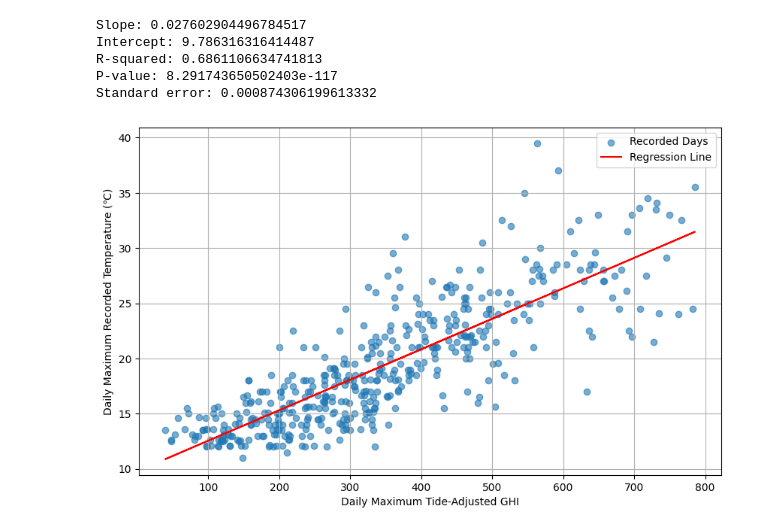
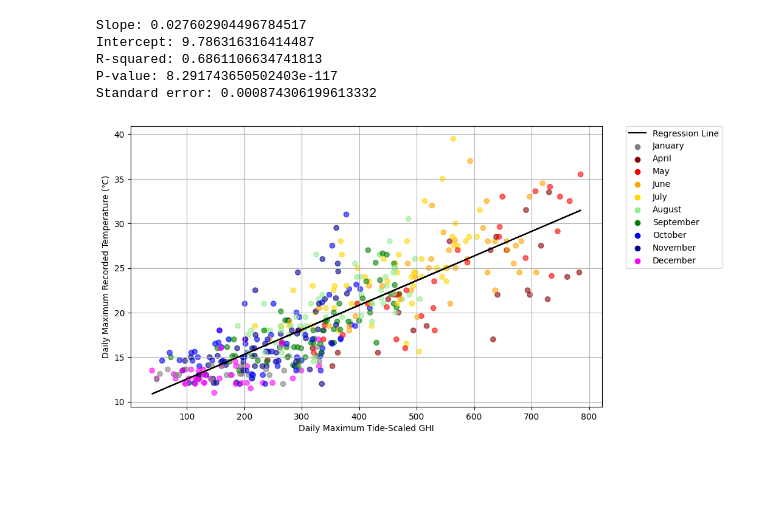
Before and after one commit to bbukaty/heat-wave-analysis, a Jupyter notebook: 09_scatter-plot-supplemental.ipynb, the cells around one changed output. Drawn from its saved outputs; the diff is of its cells as text; code cells hidden in the pictures; blank space fills up the shorter version.

```diff
--- a/09_scatter-plot-supplemental.ipynb
+++ b/09_scatter-plot-supplemental.ipynb
@@ -101,17 +79,0 @@ Standard error: 0.0007810367725489948
-# %%
-plt.figure(figsize=(10, 6))
-plt.scatter(df['max_daily_ghi'], df['max_recorded_temp'], alpha=0.6, label='Recorded Days')
-
-# Calculate and add regression line
-x = df['max_daily_ghi']
-y = intercept + slope * x
-plt.plot(x, y, color='red', label='Regression Line')
-
-# Add Labels and Formatting
-plt.xlabel('Daily Maximum GHI (Watt/m²)')
-plt.ylabel('Daily Maximum Recorded Temperature (℃)')
-plt.grid(True)
-plt.legend()
-
-# Display the plot
-plt.show()
@@ -210,23 +204,28 @@ R-squared: 0.6861106634741813
 P-value: 8.291743650502403e-117
 Standard error: 0.000874306199613332
 # %%
-# Create a scatter plot
+# Map the colors to the entries in the frame
+colors = df.index.month.map(lambda x: MONTH_COLORS[x])
+
+# Create a scatter plot with specific month colors
 plt.figure(figsize=(10, 6))
-plt.scatter(df['max_scaled_ghi'], df['max_recorded_temp'], alpha=0.6, label='Recorded Days')
+sc = plt.scatter(df['max_scaled_ghi'], df['max_recorded_temp'], color=colors, alpha=0.6)
 
-# Calculate and add regression line
+# Add regression line
 x = df['max_scaled_ghi']
 y = intercept + slope * x
-plt.plot(x, y, color='red', label='Regression Line')
+plt.plot(x, y, color='black', label='Regression Line')  # Use a neutral color for the line
 
-# Add plot title and labels
-# plt.title('Analysis of Heat Exposure in the Intertidal Zone')
-plt.xlabel('Daily Maximum Tide-Adjusted GHI (Watt/m²)')
+# Add invisible points for creating the legend for months
+for month, color in MONTH_COLORS.items():
+    plt.scatter([], [], color=color, label=pd.to_datetime(month, format='%m').month_name())
+
+plt.xlabel('Daily Maximum Tide-Scaled GHI')
 plt.ylabel('Daily Maximum Recorded Temperature (℃)')
 plt.grid(True)
-plt.legend()
 
-# Display the plot
+plt.legend(bbox_to_anchor=(1.05, 1), loc='upper left', borderaxespad=0.)
+
 plt.show()
 # %% [output]
-[figure, old version]
+[figure, new version]
```
Also changed, not shown: parts of 24 cells of this notebook, 5 other files.
